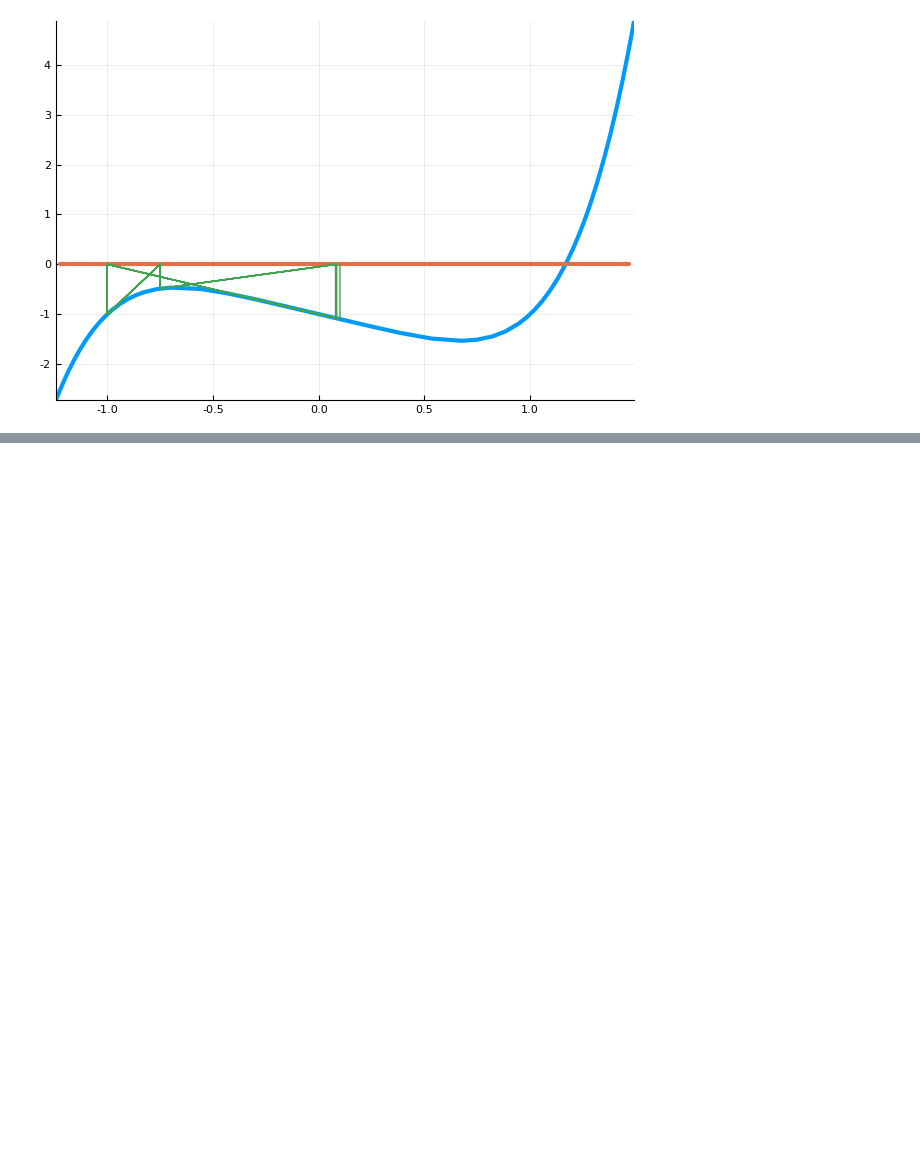
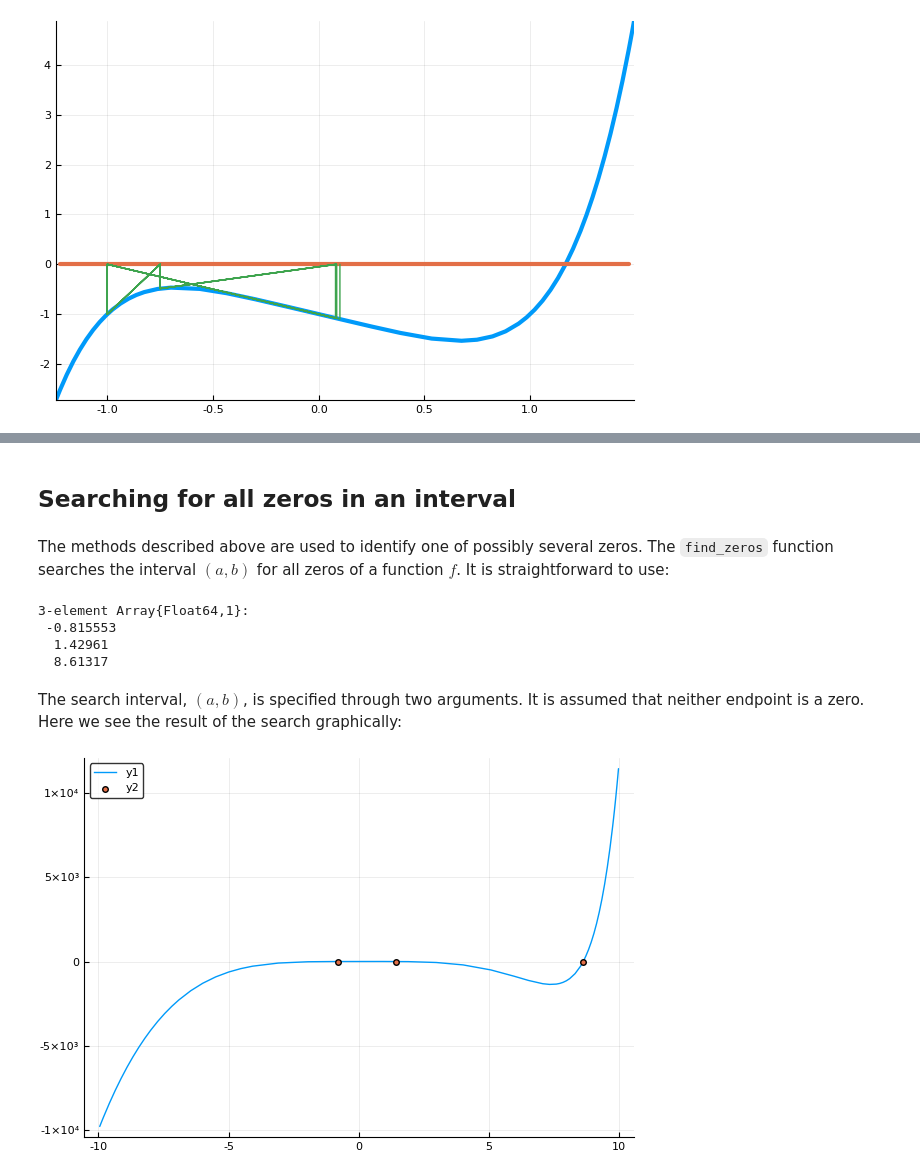
Before and after one commit to JuliaMath/Roots.jl, a Jupyter notebook: doc/roots.ipynb, the cells around one changed output, grey strips where cells are left out. Cells and saved outputs as stored; diff of their text form; code cells hidden in the pictures; blank space fills up the shorter version.

```diff
--- a/doc/roots.ipynb
+++ b/doc/roots.ipynb
@@ -361,0 +393,20 @@ find_zero(diff(yt, t), (0, a), Bisection())
+# %% [markdown]
+<h2>Searching for all zeros in an interval</h2>
+# %% [markdown]
+<p>The methods described above are used to identify one of possibly several zeros.  The <code>find_zeros</code> function searches the interval $(a,b)$ for all zeros of a function $f$. It is straightforward to use:</p>
+# %%
+f(x) = exp(x) - x^4
+a, b = -10, 10
+zs = find_zeros(f, a, b)
+# %% [output]
+3-element Array{Float64,1}:
+ -0.815553
+  1.42961
+  8.61317
+# %% [markdown]
+<p>The  search interval, $(a,b)$, is specified through two arguments. It is assumed that neither endpoint is a zero. Here we see the result of the search graphically:</p>
+# %%
+plot(f, a, b)
+scatter!(zs, f.(zs))
+# %% [output]
+[figure, added]
```
Also changed, not shown: parts of 172 cells of this notebook, 20 other files.
